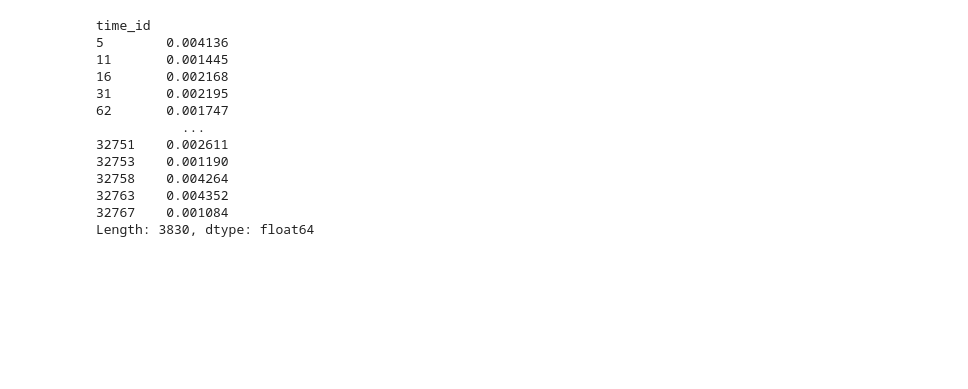
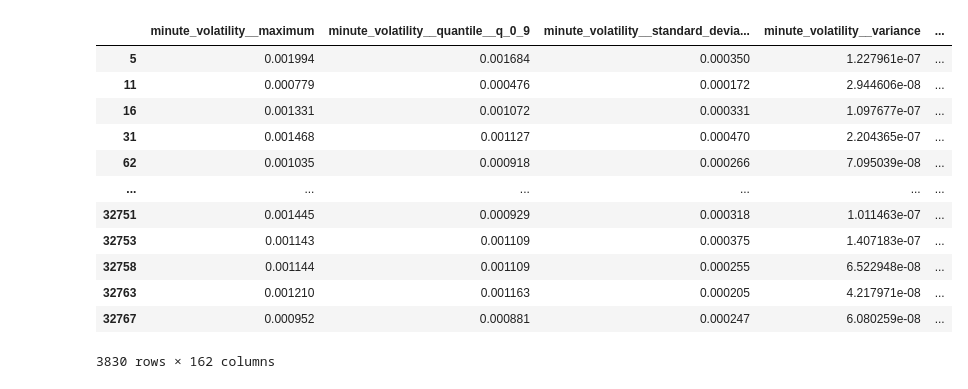
Before and after one commit to Zacchaeus00/kaggle-optiver, a Jupyter notebook: working/tsfresh.ipynb, the cells around one changed output. Saved outputs shown, nothing was run; the diff lists cells and outputs as text; code cells hidden in the pictures; blank space fills up the shorter version.

```diff
--- a/working/tsfresh.ipynb
+++ b/working/tsfresh.ipynb
@@ -122,19 +178,20 @@ extracted_features
-# %%
-y0
-# %% [output]
-time_id
-5        0.004136
-11       0.001445
-16       0.002168
-31       0.002195
-62       0.001747
-           ...
-32751    0.002611
-32753    0.001190
-32758    0.004264
-32763    0.004352
-32767    0.001084
-Length: 3830, dtype: float64
+# %%
+extracted_features = extracted_features.join(compare['first_half_volatility'])
+extracted_features
+# %% [output]
+|  | minute_volatility__maximum | minute_volatility__quantile__q_0_9 | minute_volatility__standard_devia... | minute_volatility__variance | ... |
+| 5 | 0.001994 | 0.001684 | 0.000350 | 1.227961e-07 | ... |
+| 11 | 0.000779 | 0.000476 | 0.000172 | 2.944606e-08 | ... |
+| 16 | 0.001331 | 0.001072 | 0.000331 | 1.097677e-07 | ... |
+| 31 | 0.001468 | 0.001127 | 0.000470 | 2.204365e-07 | ... |
+| 62 | 0.001035 | 0.000918 | 0.000266 | 7.095039e-08 | ... |
+| ... | ... | ... | ... | ... | ... |
+| 32751 | 0.001445 | 0.000929 | 0.000318 | 1.011463e-07 | ... |
+| 32753 | 0.001143 | 0.001109 | 0.000375 | 1.407183e-07 | ... |
+| 32758 | 0.001144 | 0.001109 | 0.000255 | 6.522948e-08 | ... |
+| 32763 | 0.001210 | 0.001163 | 0.000205 | 4.217971e-08 | ... |
+| 32767 | 0.000952 | 0.000881 | 0.000247 | 6.080259e-08 | ... |
+3830 rows × 162 columns
 # %%
 def fix_jsonerr(df):
     df.columns = ["".join(c if c.isalnum() else "_" for c in str(x)) for x in df.columns]
```
Also changed, not shown: parts of 17 cells of this notebook, 2 other files.
